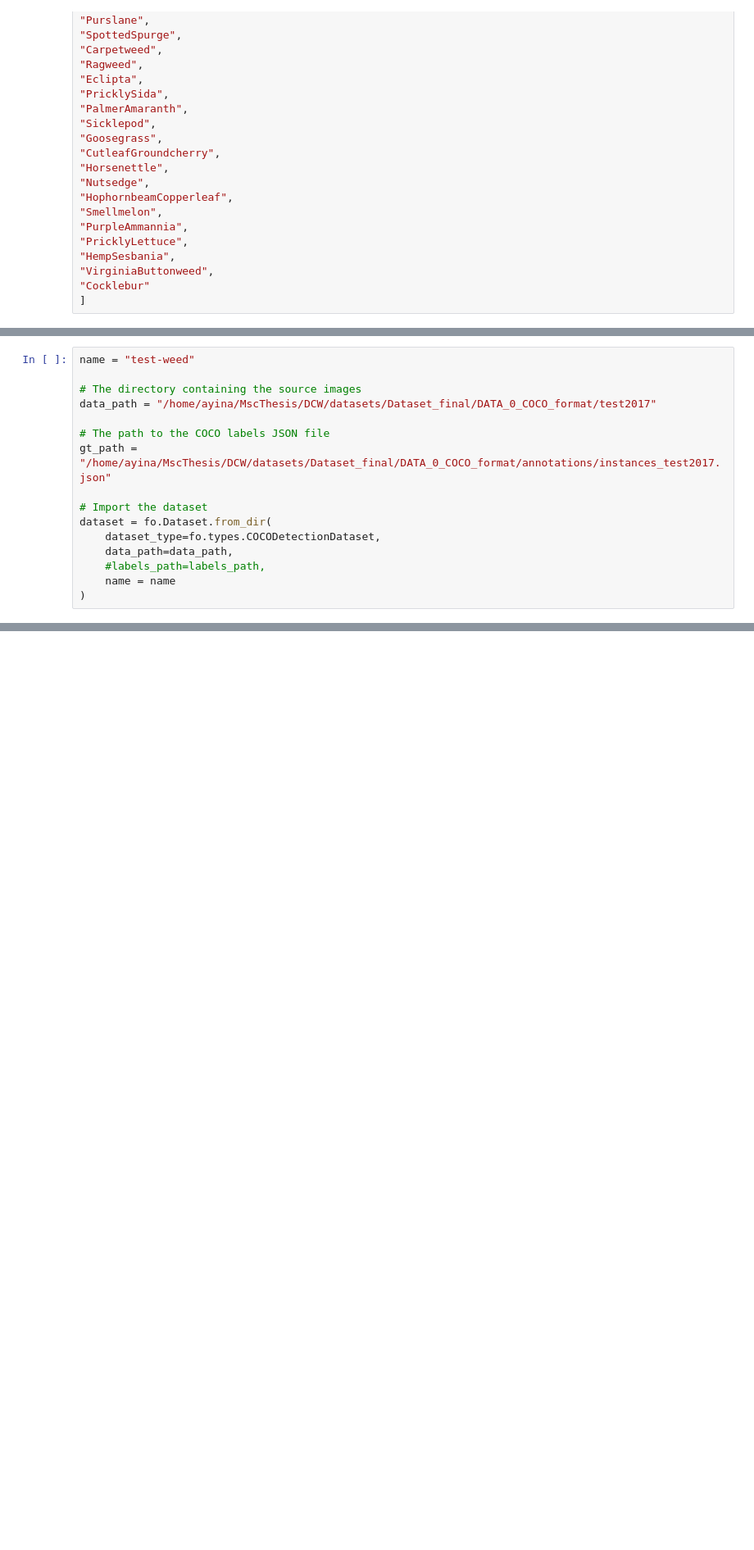
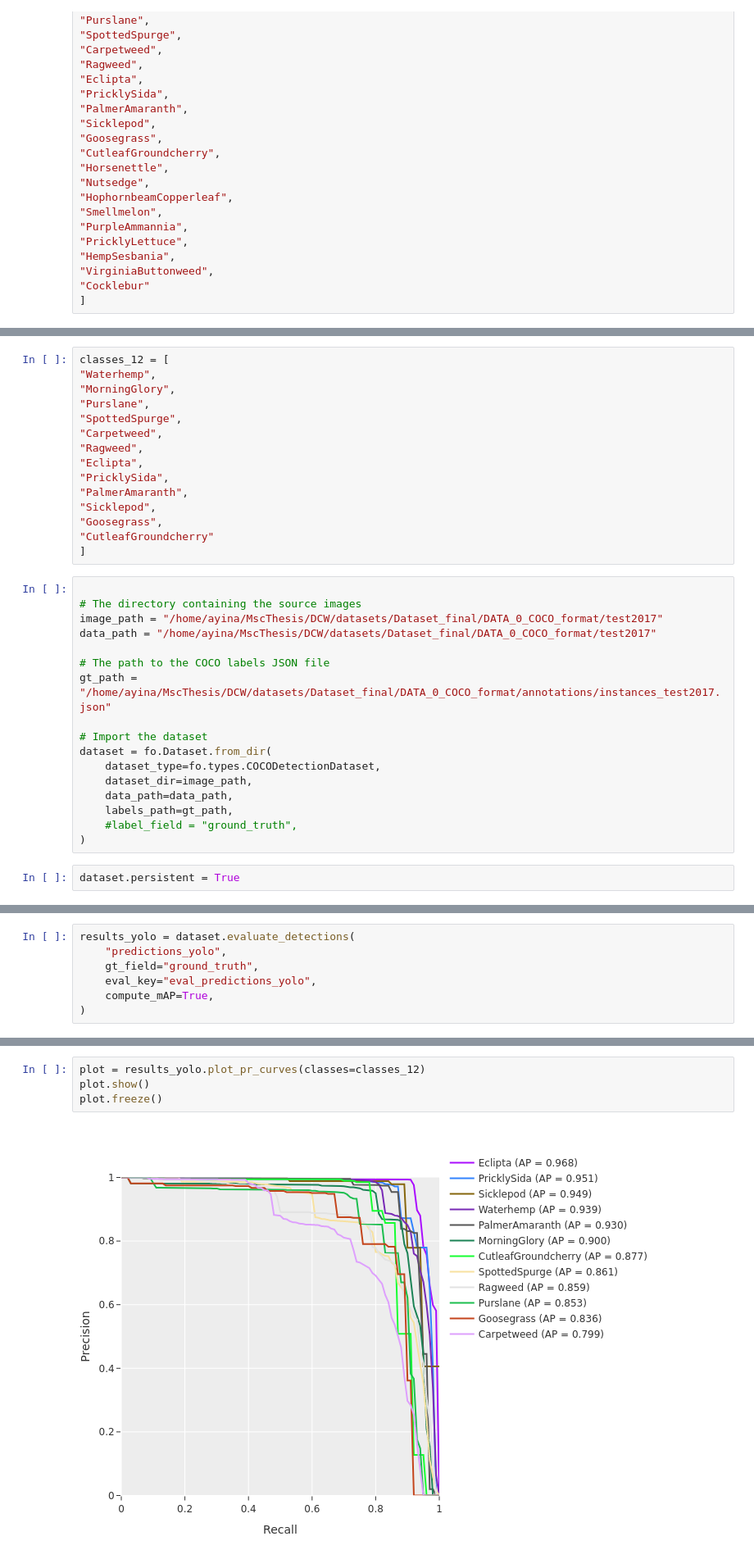
Before and after one commit to yinaanyachebelu/DCW, a Jupyter notebook: fiftyone.ipynb, the cells around one changed output, grey strips where cells are left out. Shown: that part at 82% size. Saved outputs shown, nothing was run; the diff lists cells and outputs as text; blank space fills up the shorter version.

```diff
--- a/fiftyone.ipynb
+++ b/fiftyone.ipynb
@@ -29,7 +47,22 @@ classes = [
+# %%
+classes_12 = [
+"Waterhemp",
+"MorningGlory",
+"Purslane",
+"SpottedSpurge",
+"Carpetweed",
+"Ragweed",
+"Eclipta",
+"PricklySida",
+"PalmerAmaranth",
+"Sicklepod",
+"Goosegrass",
+"CutleafGroundcherry"
+]
 # %%
-name = "test-weed"
 
 # The directory containing the source images
+image_path = "/home/ayina/MscThesis/DCW/datasets/Dataset_final/DATA_0_COCO_format/test2017"
 data_path = "/home/ayina/MscThesis/DCW/datasets/Dataset_final/DATA_0_COCO_format/test2017"
 
 # The path to the COCO labels JSON file
@@ -38,7 +71,10 @@ gt_path = "/home/ayina/MscThesis/DCW/datasets/Dataset_final/DATA_0_COCO_format/a
 # Import the dataset
 dataset = fo.Dataset.from_dir(
     dataset_type=fo.types.COCODetectionDataset,
+    dataset_dir=image_path,
     data_path=data_path,
-    #labels_path=labels_path,
-    name = name
+    labels_path=gt_path,
+    #label_field = "ground_truth",
 )
+# %%
+dataset.persistent = True
@@ -71,0 +111,7 @@ results = evaluate_detections(
+# %%
+results_yolo = dataset.evaluate_detections(
+    "predictions_yolo",
+    gt_field="ground_truth",
+    eval_key="eval_predictions_yolo",
+    compute_mAP=True,
+)
@@ -71,0 +233,6 @@ results = evaluate_detections(
+# %%
+plot = results_yolo.plot_pr_curves(classes=classes_12)
+plot.show()
+plot.freeze()
+# %% [output]
+[figure, added]
```
Also changed, not shown: parts of 39 cells of this notebook, 2 other files.
